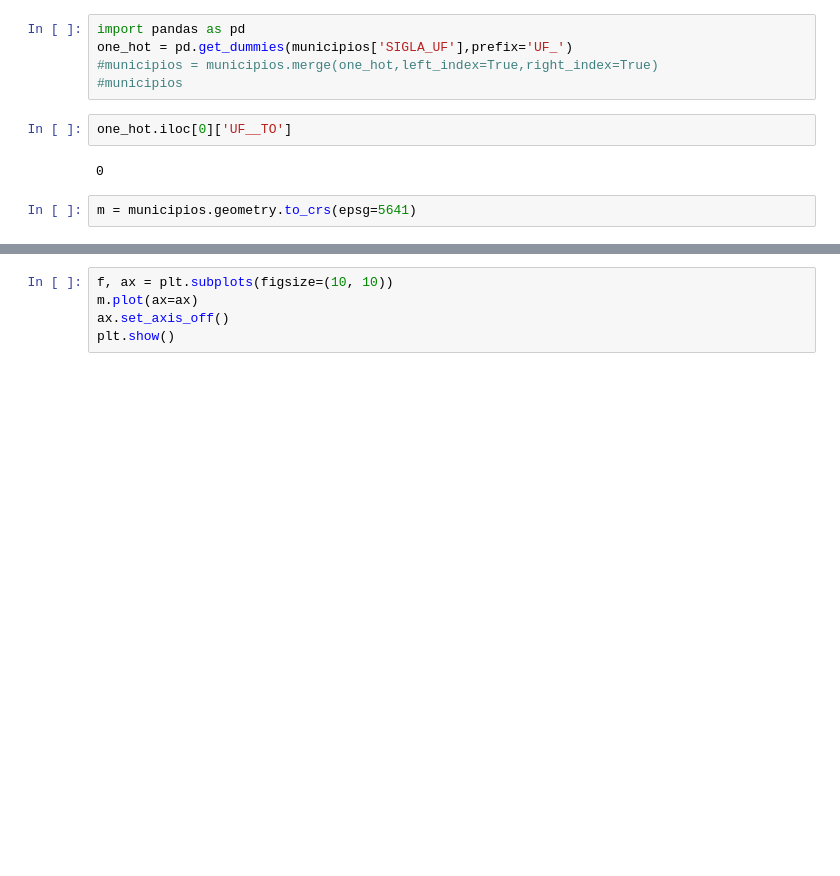
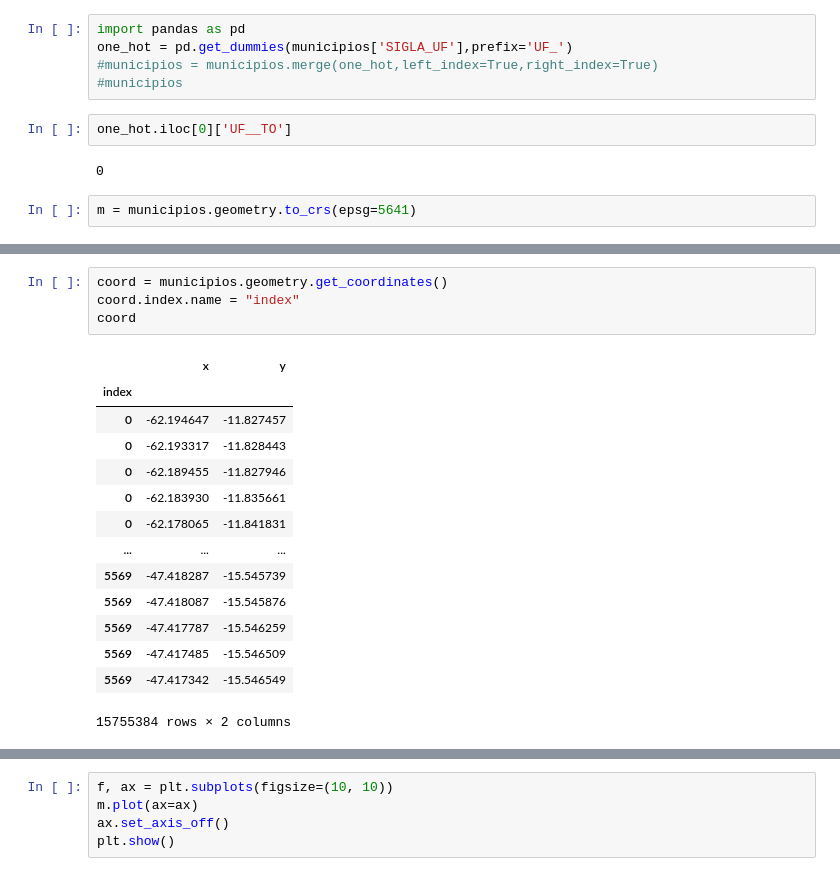
Before and after one commit to FelipeSchreiber/BR_COVID_SPATIAL_TIMESERIES, a Jupyter notebook: ReadingGeoPandas.ipynb, the cells around one changed output, grey strips where cells are left out. Cells and saved outputs as stored; diff of their text form; blank space fills up the shorter version.

```diff
--- a/ReadingGeoPandas.ipynb
+++ b/ReadingGeoPandas.ipynb
@@ -51,0 +73,19 @@ m = municipios.geometry.to_crs(epsg=5641)
+# %%
+coord = municipios.geometry.get_coordinates()
+coord.index.name = "index"
+coord
+# %% [output]
+|  | x | y |
+| index |  |  |
+| 0 | -62.194647 | -11.827457 |
+| 0 | -62.193317 | -11.828443 |
+| 0 | -62.189455 | -11.827946 |
+| 0 | -62.183930 | -11.835661 |
+| 0 | -62.178065 | -11.841831 |
+| ... | ... | ... |
+| 5569 | -47.418287 | -15.545739 |
+| 5569 | -47.418087 | -15.545876 |
+| 5569 | -47.417787 | -15.546259 |
+| 5569 | -47.417485 | -15.546509 |
+| 5569 | -47.417342 | -15.546549 |
+15755384 rows × 2 columns
```
Also changed, not shown: parts of 9 cells of this notebook.
